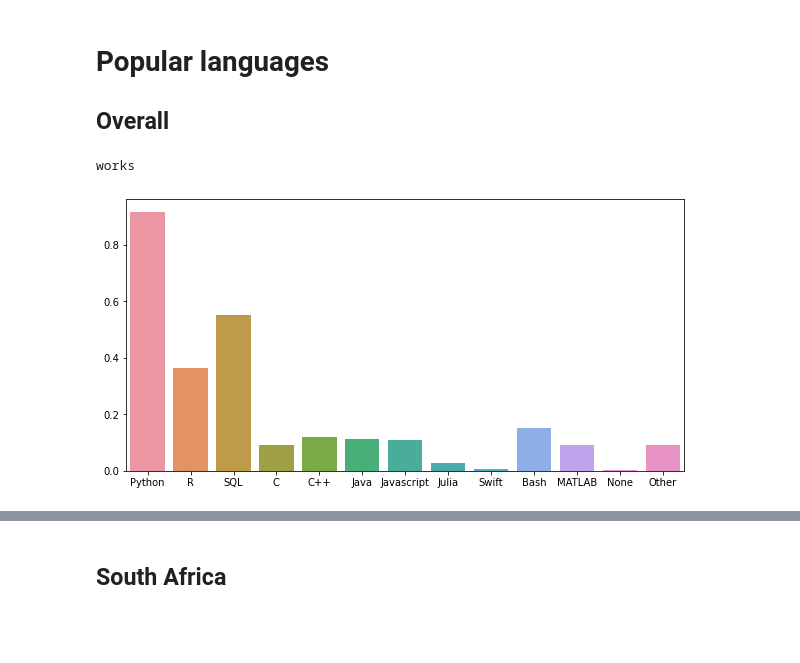
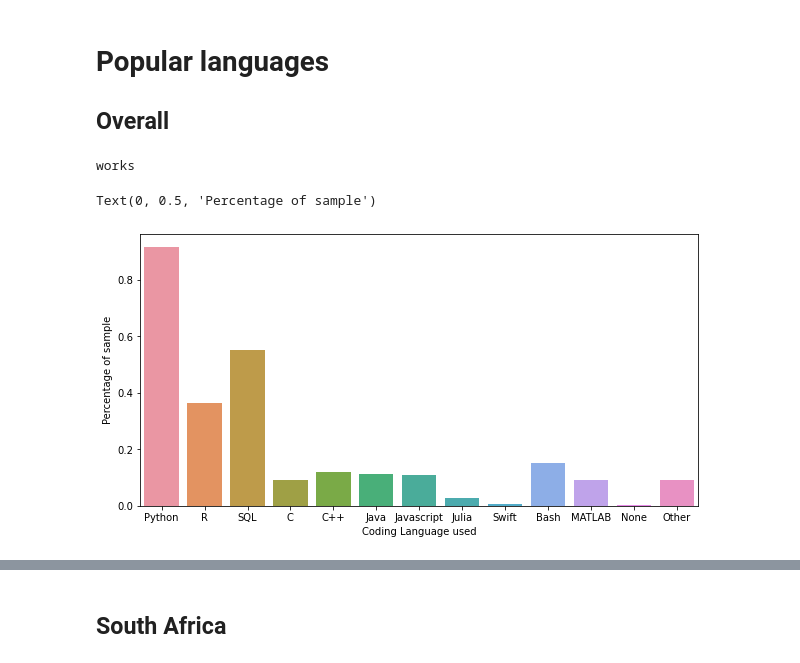
Before and after one commit to JonathanLooman/Exploratory-Analysis-into-getting-a-job-in-Data-Science, a Jupyter notebook: Aspiring Data Scientist.ipynb, the cells around one changed output, grey strips where cells are left out. Saved outputs shown, nothing was run; the diff lists cells and outputs as text; code cells hidden in the pictures; blank space fills up the shorter version.

```diff
--- a/Aspiring Data Scientist.ipynb
+++ b/Aspiring Data Scientist.ipynb
@@ -64,6 +64,10 @@ for x in df.columns:
     question_dict[x] = df.loc[0,x]
 # %%
 breakdown_main(df1=df[df['Q5']=='Data Scientist'],questionnNumber='Q7',question_dict=question_dict, percent=True)
+#plt.title('Percentage of sample using each Coding Language')
+plt.xlabel('Coding Language used')
+plt.ylabel('Percentage of sample')
 # %% [output]
 works
+Text(0, 0.5, 'Percentage of sample')
-[figure, old version]
+[figure, new version]
```
Also changed, not shown: parts of 9 cells of this notebook, 1 other file.
